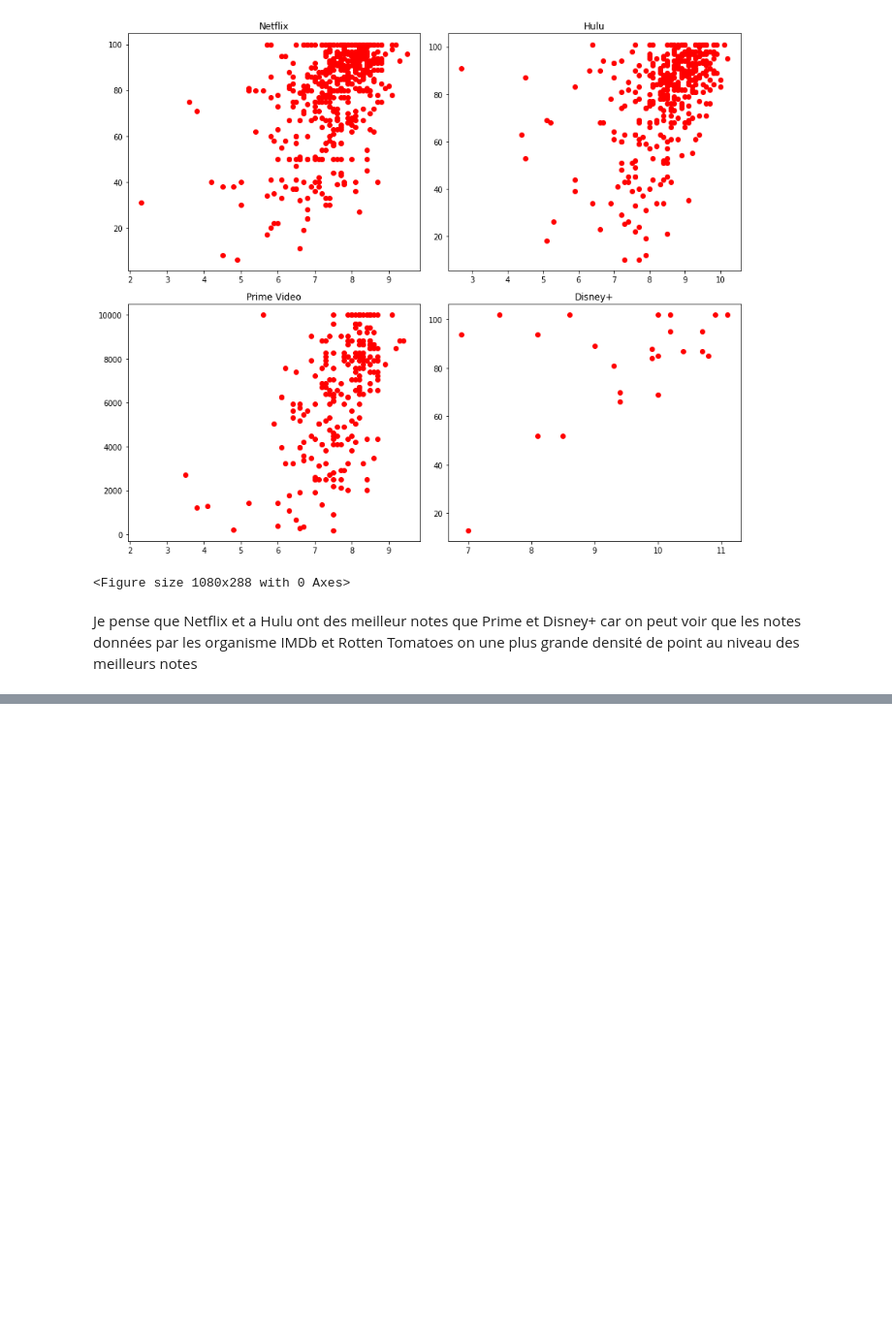
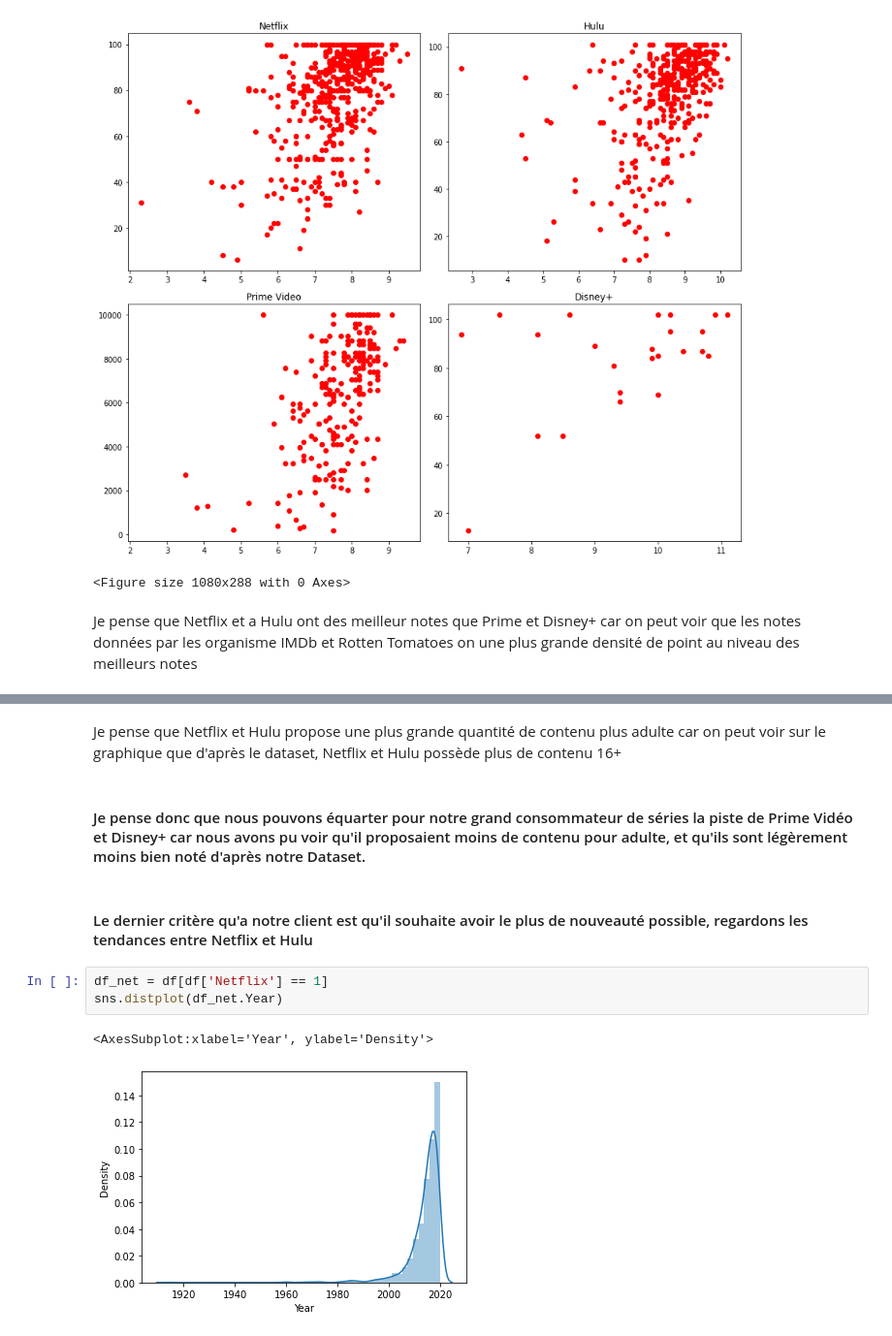
Before and after one commit to batgar37/math_algo, a Jupyter notebook: Projet Stats.ipynb, the cells around one changed output, grey strips where cells are left out. Shown: that part at 97% size. Saved outputs shown, nothing was run; the diff lists cells and outputs as text; blank space fills up the shorter version.

```diff
--- a/Projet Stats.ipynb
+++ b/Projet Stats.ipynb
@@ -130,0 +155,12 @@ Je pense que Netflix et a Hulu ont des meilleur notes que Prime et Disney+ car o
+# %% [markdown]
+Je pense que Netflix et Hulu propose une plus grande quantité de contenu plus adulte car on peut voir sur le graphique que d'après le dataset, Netflix et Hulu possède plus de contenu 16+
+# %% [markdown]
+#### Je pense donc que nous pouvons équarter pour notre grand consommateur de séries la piste de Prime Vidéo et Disney+ car nous avons pu voir qu'il proposaient moins de contenu pour adulte, et qu'ils sont légèrement moins bien noté d'après notre Dataset.
+# %% [markdown]
+#### Le dernier critère qu'a notre client est qu'il souhaite avoir le plus de nouveauté possible, regardons les tendances entre Netflix et Hulu
+# %%
+df_net = df[df['Netflix'] == 1]
+sns.distplot(df_net.Year)
+# %% [output]
+<AxesSubplot:xlabel='Year', ylabel='Density'>
+[figure, added]
```
Also changed, not shown: parts of 10 cells of this notebook.
